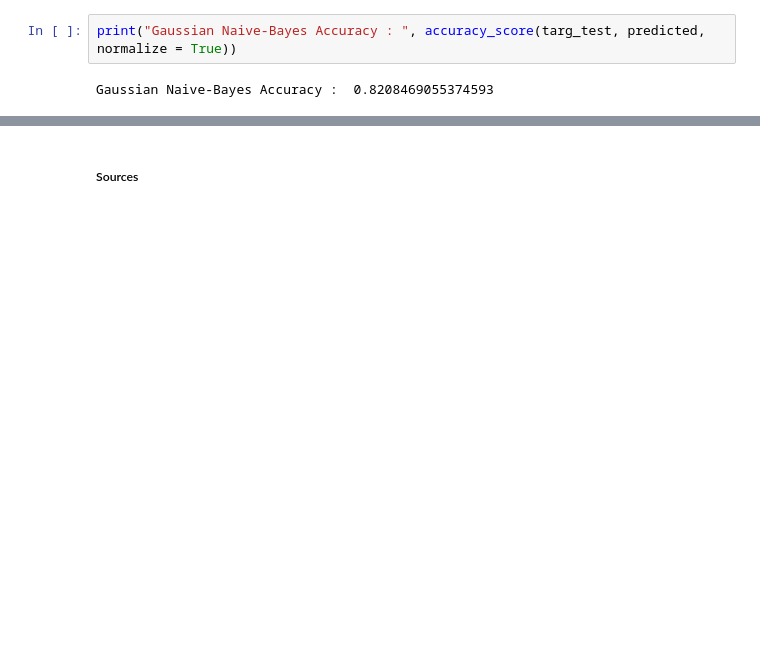
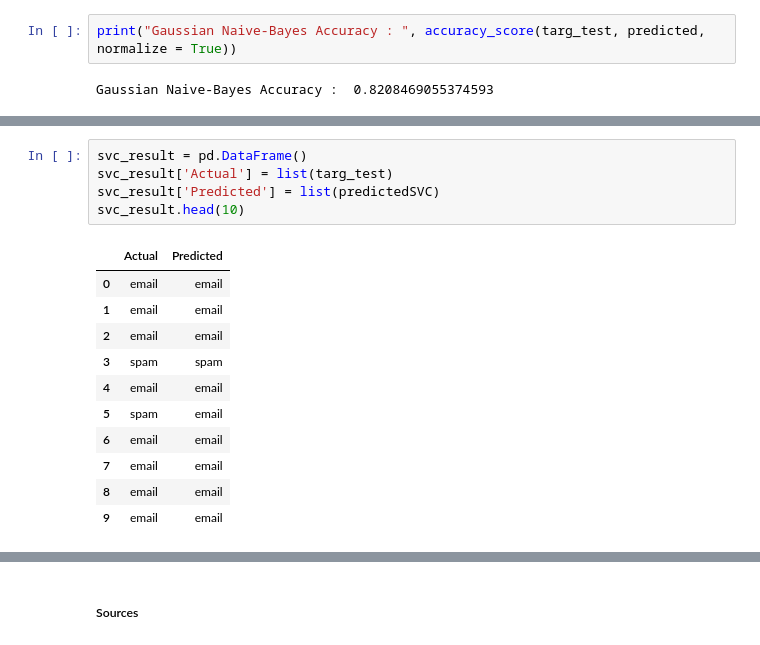
Before and after one commit to javernw/DATA620-Web-Analytics, a Jupyter notebook: DATA620 HW5.ipynb, the cells around one changed output, grey strips where cells are left out. Cells and saved outputs as stored; diff of their text form; blank space fills up the shorter version.

```diff
--- a/DATA620 HW5.ipynb
+++ b/DATA620 HW5.ipynb
@@ -164,0 +194,17 @@ Gaussian Naive-Bayes Accuracy :  0.8208469055374593
+# %%
+svc_result = pd.DataFrame()
+svc_result['Actual'] = list(targ_test)
+svc_result['Predicted'] = list(predictedSVC)
+svc_result.head(10)
+# %% [output]
+|  | Actual | Predicted |
+| 0 | email | email |
+| 1 | email | email |
+| 2 | email | email |
+| 3 | spam | spam |
+| 4 | email | email |
+| 5 | spam | email |
+| 6 | email | email |
+| 7 | email | email |
+| 8 | email | email |
+| 9 | email | email |
```
Also changed, not shown: parts of 17 cells of this notebook.
